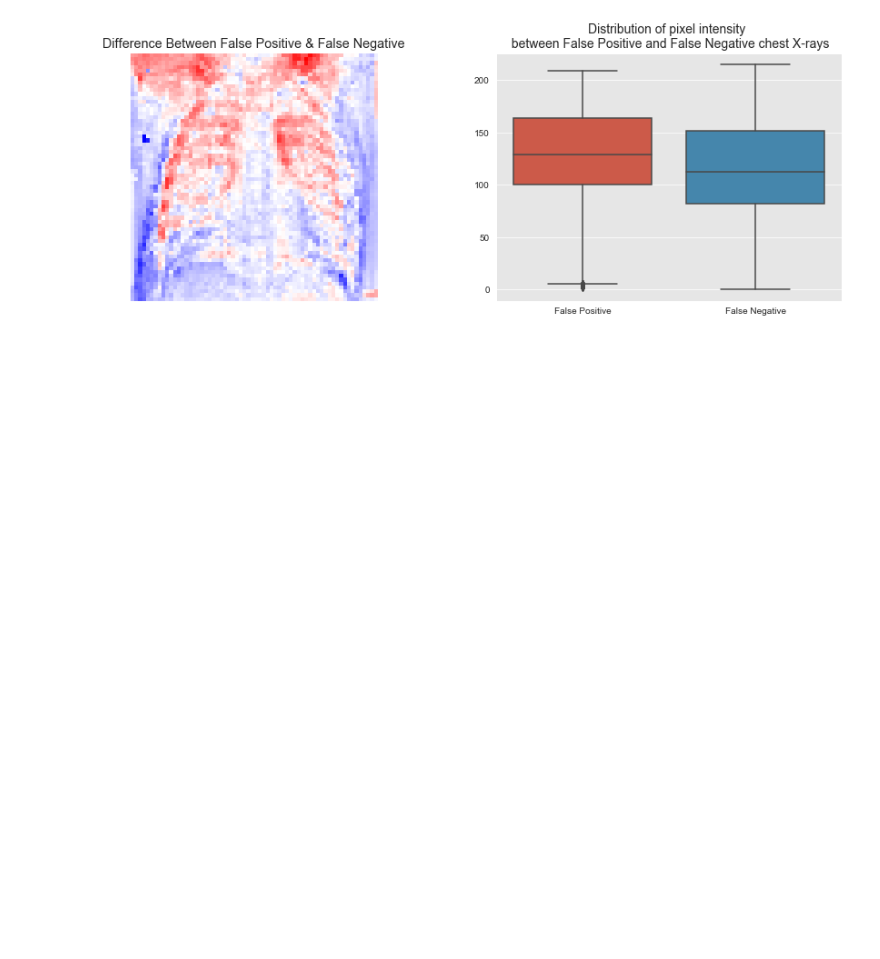
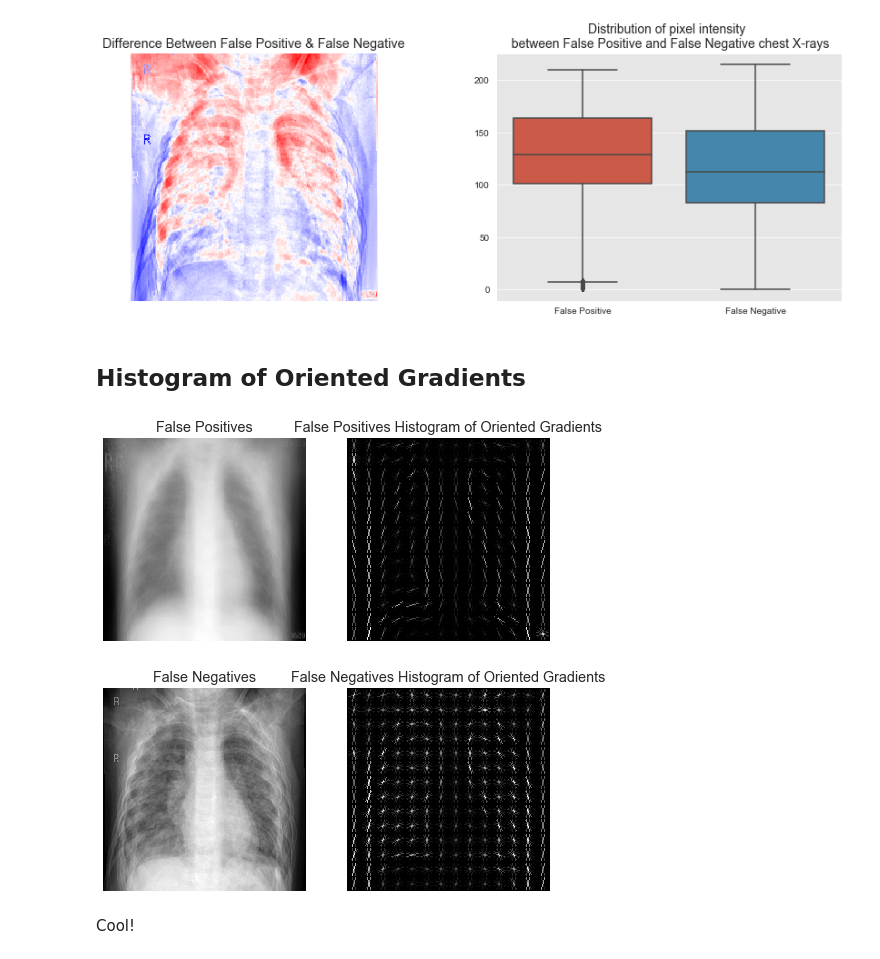
Before and after one commit to bagnine/Pnuemonia-image-classification, a Jupyter notebook: Index.ipynb, the cells around one changed output. Saved outputs shown, nothing was run; the diff lists cells and outputs as text; code cells hidden in the pictures; blank space fills up the shorter version.

```diff
--- a/Index.ipynb
+++ b/Index.ipynb
@@ -848,8 +854,8 @@ fn_full_matrix = eda.image_to_matrix('./src/data/test/PNEUMONIA/', fn)
 # %%
 # Generating the mean images of all false negatives and false positives
 
-avg_false_neg = eda.find_mean_img(fn_full_matrix, title= 'False Negatives')
-avg_false_pos = eda.find_mean_img(fp_full_matrix, title= 'False Positives')
+avg_false_neg = eda.find_mean_img(fn_full_matrix, title= 'False Negatives', size= (224,224))
+avg_false_pos = eda.find_mean_img(fp_full_matrix, title= 'False Positives', size = (224, 224))
 # %% [output]
 [figure]
 [figure]
@@ -878,4 +884,34 @@ sns.boxplot(data=sick_healthy, ax=ax[1]);
 plt.title("Distribution of pixel intensity \n between False Positive and False Negative chest X-rays", size=14);
 # %% [output]
 [figure]
+# %% [markdown]
+## Histogram of Oriented Gradients
+# %%
+def hog_graph(image, title = None):
+    fd, hog_image = hog(image, orientations=8, pixels_per_cell=(16, 16),
+                    cells_per_block=(1, 1), visualize=True, multichannel=False)
+    fig, (ax1, ax2) = plt.subplots(1, 2, figsize=(8, 4), sharex=True, sharey=True)
+    ax1.axis('off')
+    ax1.imshow(image, cmap=plt.cm.gray)
+    if title:
+        ax1.set_title(title)
+    else:
+        ax1.set_title('Input Image')
+    # Rescale histogram for better display
+    hog_image_rescaled = exposure.rescale_intensity(hog_image, in_range=(0, 10))
+    ax2.axis('off')
+    ax2.imshow(hog_image_rescaled, cmap=plt.cm.gray)
+    ax2.set_title(f'{title} Histogram of Oriented Gradients')
+    plt.show()
+# %%
+fp_path = './src/data/test/NORMAL/'
+fn_path = '.src/data/test/PNEUMONIA/'
+
+hog_graph(avg_false_pos, title='False Positives')
+hog_graph(avg_false_neg, title= 'False Negatives')
+# %% [output]
+[figure, added]
+[figure, added]
+# %% [markdown]
+Cool!
 # %% [markdown]
```
Also changed, not shown: parts of 19 cells of this notebook, 3 other files.
